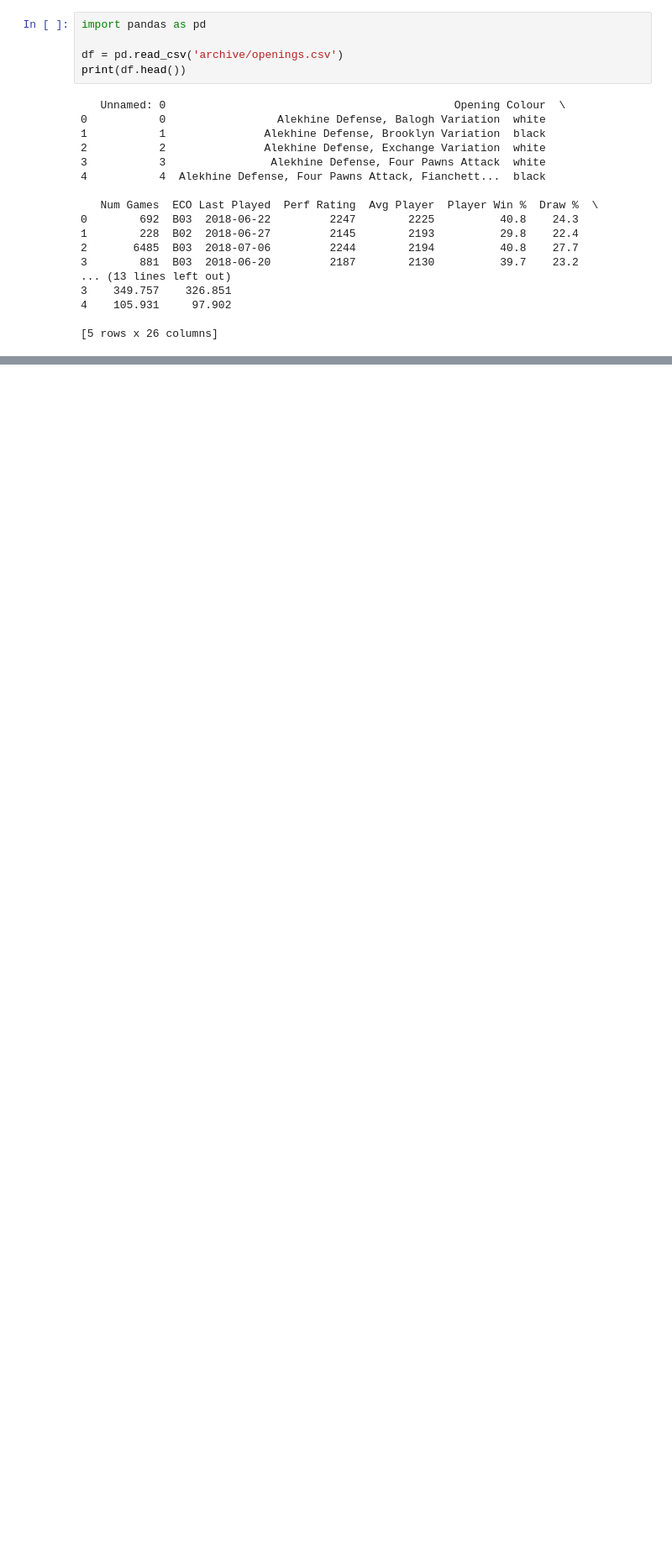
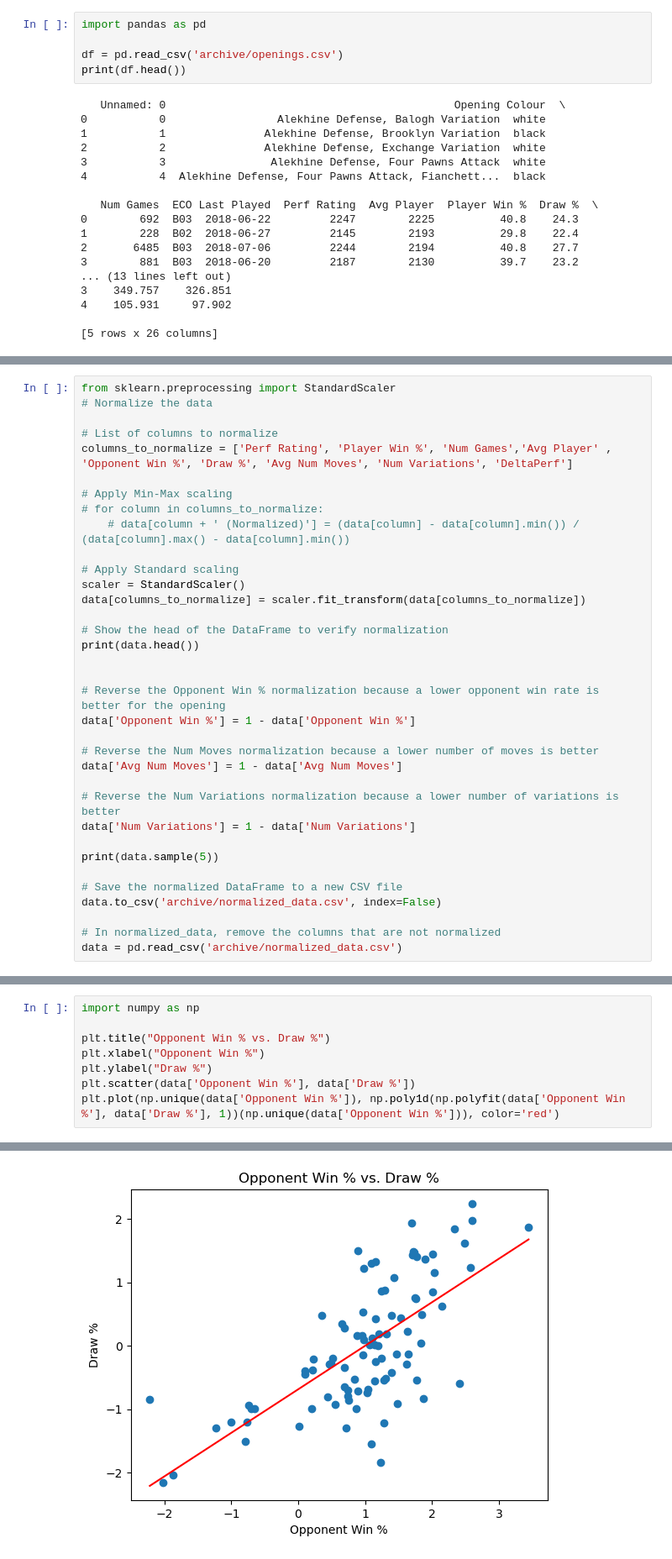
Before and after one commit to alexandredesbos/DAV-CA1, a Jupyter notebook: main.ipynb, the cells around one changed output, grey strips where cells are left out. Shown: that part at 84% size. Saved outputs shown, nothing was run; the diff lists cells and outputs as text; blank space fills up the shorter version.

```diff
--- a/main.ipynb
+++ b/main.ipynb
@@ -189,0 +163,35 @@ print(data.sample(5))
+# %%
+from sklearn.preprocessing import StandardScaler
+# Normalize the data
+
+# List of columns to normalize
+columns_to_normalize = ['Perf Rating', 'Player Win %', 'Num Games','Avg Player' , 'Opponent Win %', 'Draw %', 'Avg Num Moves', 'Num Variations', 'DeltaPerf']
+
+# Apply Min-Max scaling
+# for column in columns_to_normalize:
+    # data[column + ' (Normalized)'] = (data[column] - data[column].min()) / (data[column].max() - data[column].min())
+
+# Apply Standard scaling
+scaler = StandardScaler()
+data[columns_to_normalize] = scaler.fit_transform(data[columns_to_normalize])
+
+# Show the head of the DataFrame to verify normalization
+print(data.head())
+
+
+# Reverse the Opponent Win % normalization because a lower opponent win rate is better for the opening
+data['Opponent Win %'] = 1 - data['Opponent Win %']
+
+# Reverse the Num Moves normalization because a lower number of moves is better
+data['Avg Num Moves'] = 1 - data['Avg Num Moves']
+
+# Reverse the Num Variations normalization because a lower number of variations is better
+data['Num Variations'] = 1 - data['Num Variations']
+
+print(data.sample(5))
+
+# Save the normalized DataFrame to a new CSV file
+data.to_csv('archive/normalized_data.csv', index=False)
+
+# In normalized_data, remove the columns that are not normalized
+data = pd.read_csv('archive/normalized_data.csv')
@@ -208,0 +235,9 @@ plt.show()
+# %%
+import numpy as np
+
+plt.title("Opponent Win % vs. Draw %")
+plt.xlabel("Opponent Win %")
+plt.ylabel("Draw %")
+plt.scatter(data['Opponent Win %'], data['Draw %'])
+plt.plot(np.unique(data['Opponent Win %']), np.poly1d(np.polyfit(data['Opponent Win %'], data['Draw %'], 1))(np.unique(data['Opponent Win %'])), color='red')
+# %% [output]
@@ -208,0 +245 @@ plt.show()
+[figure, added]
```
Also changed, not shown: parts of 18 cells of this notebook, 2 other files.
